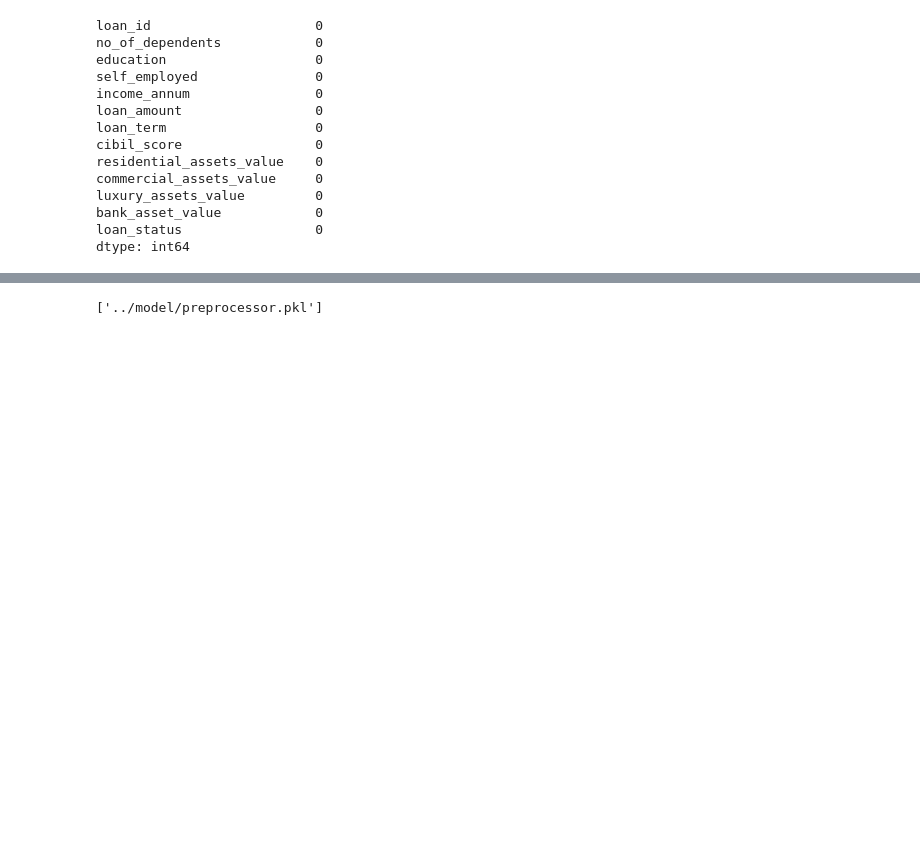
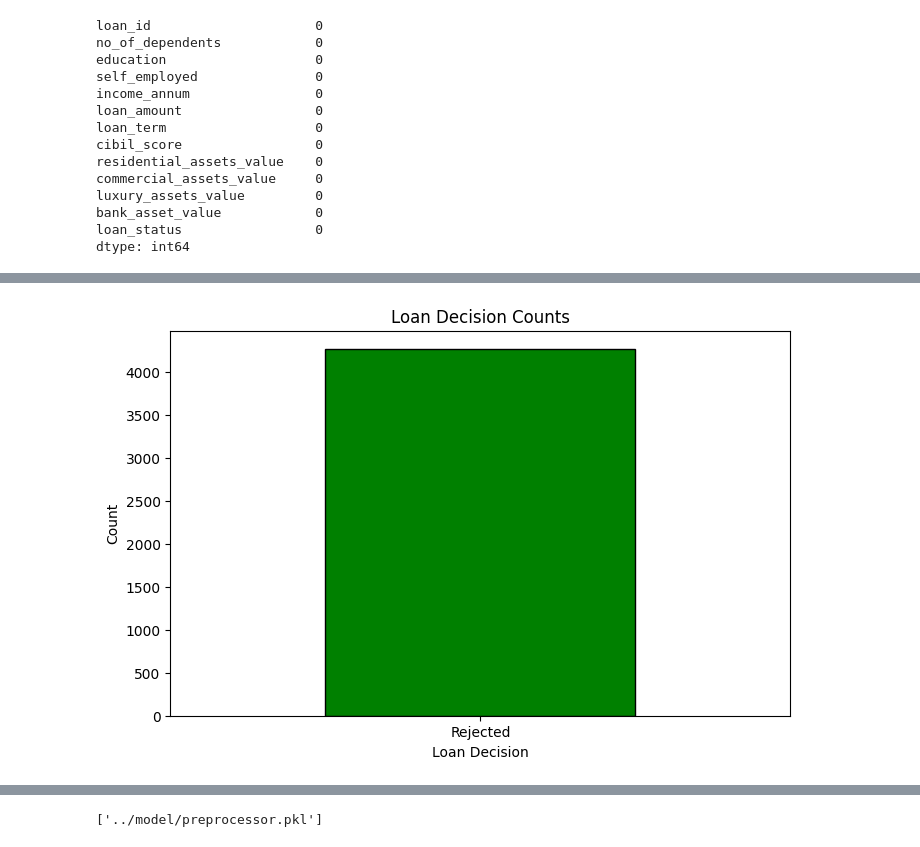
Before and after one commit to prakashwaddar628/loan_approval, a Jupyter notebook: backend/train_model/train_model.ipynb, the cells around one changed output, grey strips where cells are left out. Saved outputs shown, nothing was run; the diff lists cells and outputs as text; code cells hidden in the pictures; blank space fills up the shorter version.

```diff
--- a/backend/train_model/train_model.ipynb
+++ b/backend/train_model/train_model.ipynb
@@ -74,0 +73,16 @@ weighted avg       0.98      0.98      0.98       854
+# %%
+import matplotlib.pyplot as plt
+
+# Count the occurrences of each loan decision
+loan_decision_counts = data['loan_decision'].value_counts()
+
+# Plot the bar chart
+plt.figure(figsize=(8, 5))
+loan_decision_counts.plot(kind='bar', color=['green', 'red'], edgecolor='black')
+plt.title('Loan Decision Counts')
+plt.xlabel('Loan Decision')
+plt.ylabel('Count')
+plt.xticks(rotation=0)
+plt.show()
+# %% [output]
+[figure, added]
```
Also changed, not shown: parts of 3 cells of this notebook, 7 other files.
